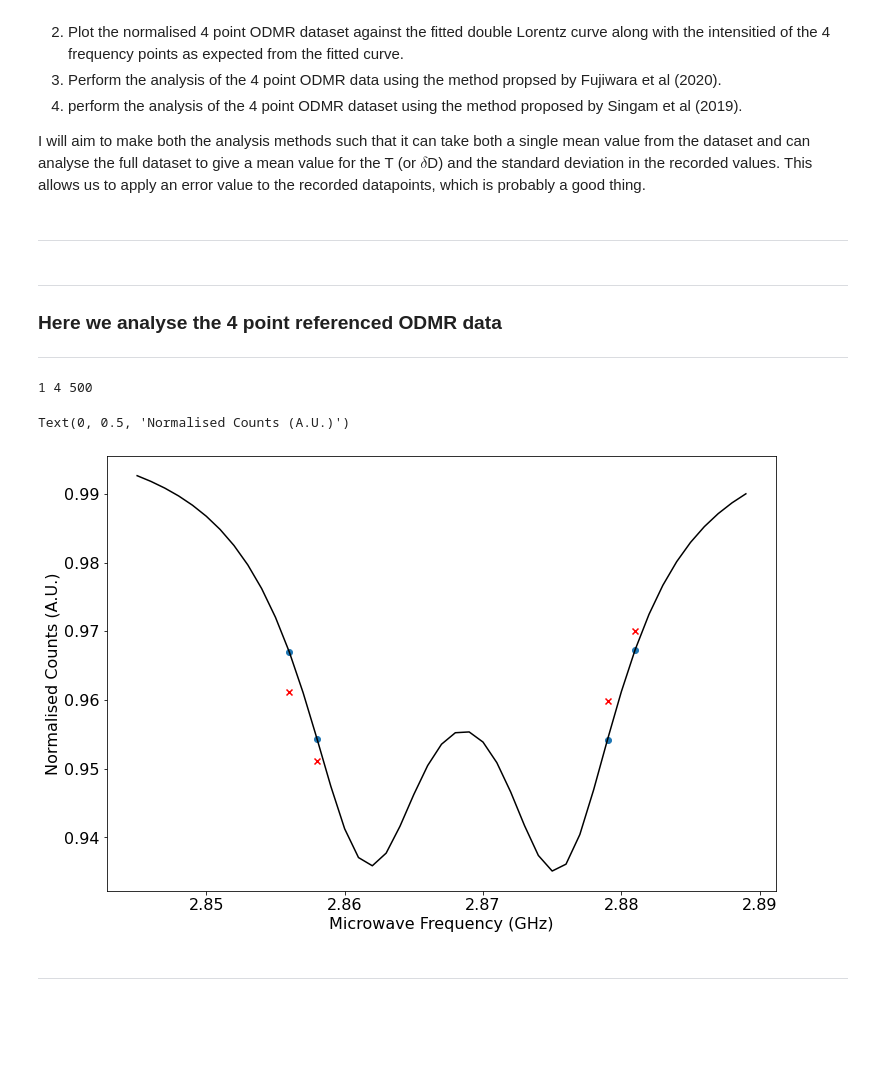
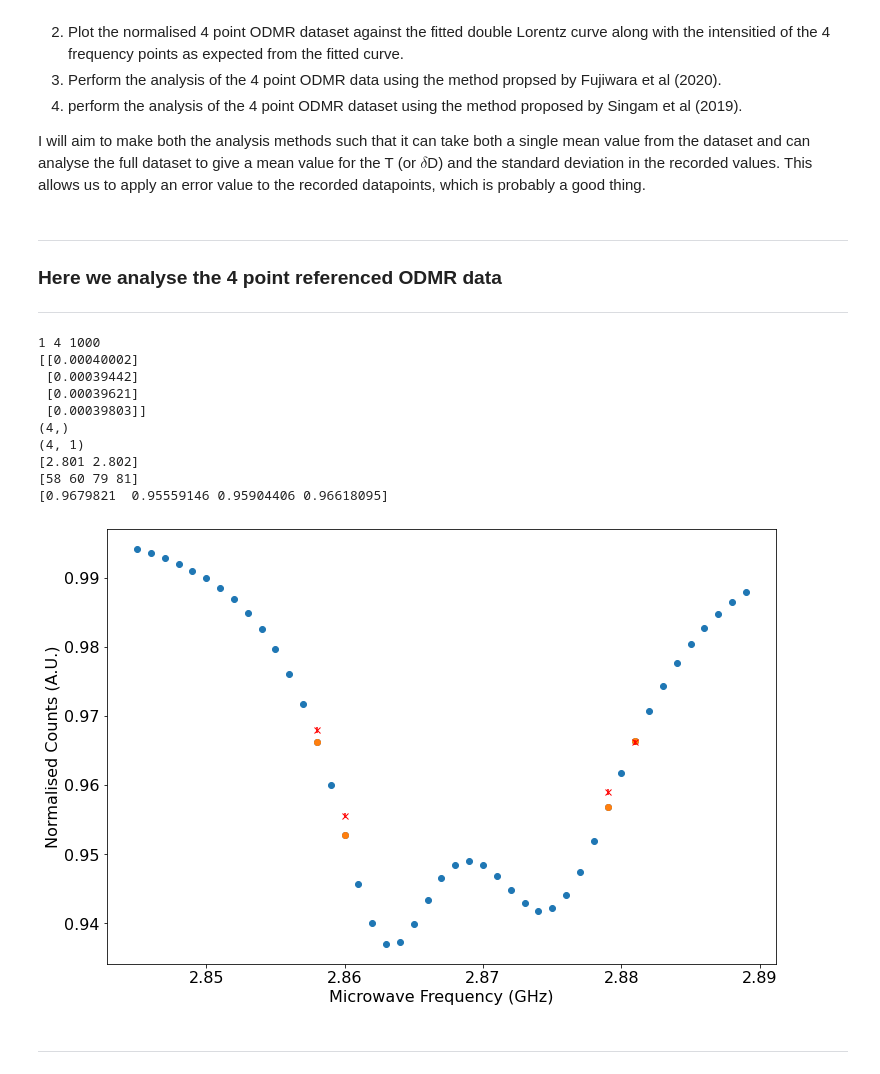
Before and after one commit to Corbyn93/Ryans_Python_Scripts, a Jupyter notebook: Ryan's Jupyter stuff/ODMR analysis/20210720_4_Point_Thermometry.ipynb, the cells around one changed output. Drawn from its saved outputs; the diff is of its cells as text; code cells hidden in the pictures; blank space fills up the shorter version.

```diff
--- a/Ryan's Jupyter stuff/ODMR analysis/20210720_4_Point_Thermometry.ipynb
+++ b/Ryan's Jupyter stuff/ODMR analysis/20210720_4_Point_Thermometry.ipynb
@@ -170,15 +171,15 @@ Additionally, I should be able to extract the Double Lorentz fitting of the data
  # Saves this data into a text file and the 2 plots generated.
 #######
 
-date = '20210723' # Date on folder in which the experimental data is saved.
+date = '20210920' # Date on folder in which the experimental data is saved.
 set_plot_params()
 
 # Load in the data file into an np array, and freqeuncy scan parameters
 # into a pandas array.
-folder_path = 'I:\\Science\\Physics-Nanobiophotonics\\Group\\User Data\\ODMR\\ODMR and imaging\\' + date + '\\'
+folder_path = 'I:\\Science\\Physics-Nanobiophotonics\\Group\\User Data\\ODMR\\ODMR and imaging\\2021\\' + date + '\\'
 #folder_path = 'I:\\Science\\Physics-Nanobiophotonics\\Group\\User Data\\ODMR\\Imaging\\'
 
-data_set = '_referenced_odmr_019' # Short hand for the file name.
+data_set = '_referenced_odmr_19' # Short hand for the file name.
 
 # Set the file names for all 4 data sets recorded from the experiment.
 file_name_ODMR1 = date + data_set + '_ODMR1.dat'
@@ -236,5 +237,7 @@ fitting_params, error_in_fit = optimised_lorentz_fit(freq, mean_norm_odmr_full,
 
 # plot the fitting to ax1
 ax1, y_fit = plot_fitting(ax1, freq, params_values[3])
+print(dwell_time)
+print(fitting_params[2], fitting_params[5])
 # %% [output]
 1 131 100
@@ -252,5 +257,14 @@ Here I plan to:
 4. perform the analysis of the 4 point ODMR dataset using the method proposed by Singam et al (2019).
 
 I will aim to make both the analysis methods such that it can take both a single mean value from the dataset and can analyse the full dataset to give a mean value for the T (or $\delta$D) and the standard deviation in the recorded values. This allows us to apply an error value to the recorded datapoints, which is probably a good thing.
-# %% [markdown]
-***
+# %%
+def normalise_data_error_propogation(norm_odmr_4_point, four_points_ODMR_error, four_points_reference_error,
+                                    four_point_reference_data, four_point_odmr_data):
+    '''Calculating the error associated with each of the individual repeats of the 4 frequnecy points in the dataset.'''
+
+    delta_I_odmr = four_points_ODMR_error/four_point_odmr_data
+    delta_I_ref = four_points_reference_error/four_point_reference_data
+
+    delta_I_normalised = norm_odmr_4_point * np.sqrt(delta_I_odmr**2 + delta_I_ref**2)
+
+    return(delta_I_normalised)
@@ -393,7 +449,7 @@ def save_data(file_ID, date, dwell_time, deltaD, deltaT, mean_intensity, analysi
 # Load in the data file into an np array, and freqeuncy scan parameters
 # into a pandas array.
 
-four_point_data_set = '_4_point_referenced_odmr_40' # Short hand for the file name.
+four_point_data_set = '_4_point_referenced_odmr_35' # Short hand for the file name.
 
 # Set the file names for all 4 data sets recorded from the experiment.
 four_point_file_name_ODMR1 = date + four_point_data_set + '_ODMR1.dat'
@@ -405,45 +461,70 @@ four_point_file_name_Ref2 = date + four_point_data_set  + '_Ref2.dat'
 four_point_odmr_data = load_data(folder_path + four_point_file_name_ODMR1)
 four_point_reference_data = load_data(folder_path + four_point_file_name_Ref1)
 
 # Get the parameters for the experiment.
 four_point_params_file = load_params(folder_path + date  + four_point_data_set + '_Params.txt')
 four_point_params_values = four_point_params_file['Parameter value']
 
 # Reshape the data so that it can be used for the following script.
 four_point_odmr_data, four_point_reference_data = reshape_data(four_point_reference_data, four_point_odmr_data, four_point_params_values)
 
+# Generate the error arrays for the ODMR and reference data.
+four_points_ODMR_error = np.sqrt(four_point_odmr_data) # shot noise limit approximation
+four_points_reference_error = np.sqrt(four_point_reference_data) # shot noise limit approximation
+
+
 # Need to have the four_freqs array layered as follows [F1, F2, F3, F4] due to riggering problems in the software.
-four_freqs = [2.856 ,2.858, 2.879, 2.881]
+four_freqs = [2.858 ,2.860, 2.879, 2.881]
+
 
 # Normalise the ODMR data against the reference data.
 norm_odmr_4_point = normalise_data(four_point_reference_data, four_point_odmr_data)
+
+norm_ODMR_errors = normalise_data_error_propogation(norm_odmr_4_point, four_points_ODMR_error, four_points_reference_error,
+                                    four_point_reference_data, four_point_odmr_data)
 
 # Mean of the normalise dataset.
 # mean_odmr_freq_points = mean for all the points recorded per frequnecy, but not linescans.
 # mean_norm_odmr_full = Mean fluorescence value for all ODMR data points taken per freq.
 mean_odmr_4_point_freq_points, mean_norm_4_point_odmr = mean_data(norm_odmr_4_point)
+
+
 mean_norm_4_point_odmr = np.roll(mean_norm_4_point_odmr, 1)
 
-plot.plot(freq[45:90], y_fit[45:90], color = 'k')
+four_point_mean_norm_error = error_mean_values(norm_odmr_4_point, norm_ODMR_errors, mean_norm_4_point_odmr)
 
+print(mean_norm_4_point_odmr.shape)
+print(four_point_mean_norm_error.shape)
+#plot.plot(freq[45*7:90*7], y_fit[45*7:90*7], color = 'k')
+print(freq[1:3])
 indices = []
-indices.append(np.where((np.round(freq, 4) == four_freqs[0]))[0])
-indices.append(np.where((np.round(freq, 4) == four_freqs[1]))[0])
-indices.append(np.where((np.round(freq, 4) == four_freqs[2]))[0])
-indices.append(np.where((np.round(freq, 4) == four_freqs[3]))[0])
+indices.append((np.abs(freq - four_freqs[0])).argmin())
+indices.append((np.abs(freq - four_freqs[1])).argmin())
+indices.append((np.abs(freq - four_freqs[2])).argmin())
+indices.append((np.abs(freq - four_freqs[3])).argmin())
 
 indices = np.array(indices)
-
-#plot.scatter(freq[50:85], y_fit[50:85])
+print(indices)
+plot.scatter(freq[45:90], y_fit[45:90])
 plot.scatter(freq[indices], y_fit[indices], marker = 'o')
 
-plot.scatter(four_freqs, mean_norm_4_point_odmr, color = 'r', marker = 'x')
+plot.errorbar(four_freqs, mean_norm_4_point_odmr, four_point_mean_norm_error[:,0], color = 'r', marker = 'x',
+             linestyle = '')
 plot.xlabel('Microwave Frequency (GHz)')
 plot.ylabel('Normalised Counts (A.U.)')
+print(mean_norm_4_point_odmr)
 # %% [output]
-1 4 500
+1 4 1000
+[[0.00040002]
+ [0.00039442]
+ [0.00039621]
+ [0.00039803]]
+(4,)
+(4, 1)
+[2.801 2.802]
+[58 60 79 81]
+[0.9679821  0.95559146 0.95904406 0.96618095]
-Text(0, 0.5, 'Normalised Counts (A.U.)')
-[figure, old version]
+[figure, new version]
 # %% [markdown]
 ***
 # %% [markdown]
```
Also changed, not shown: parts of 12 cells of this notebook, 4 other files.
